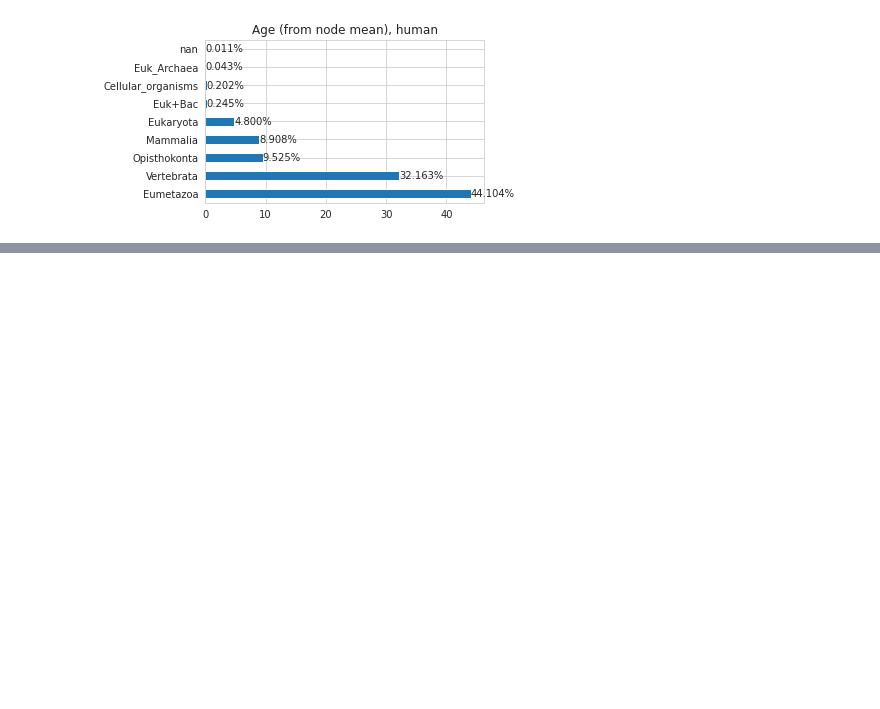
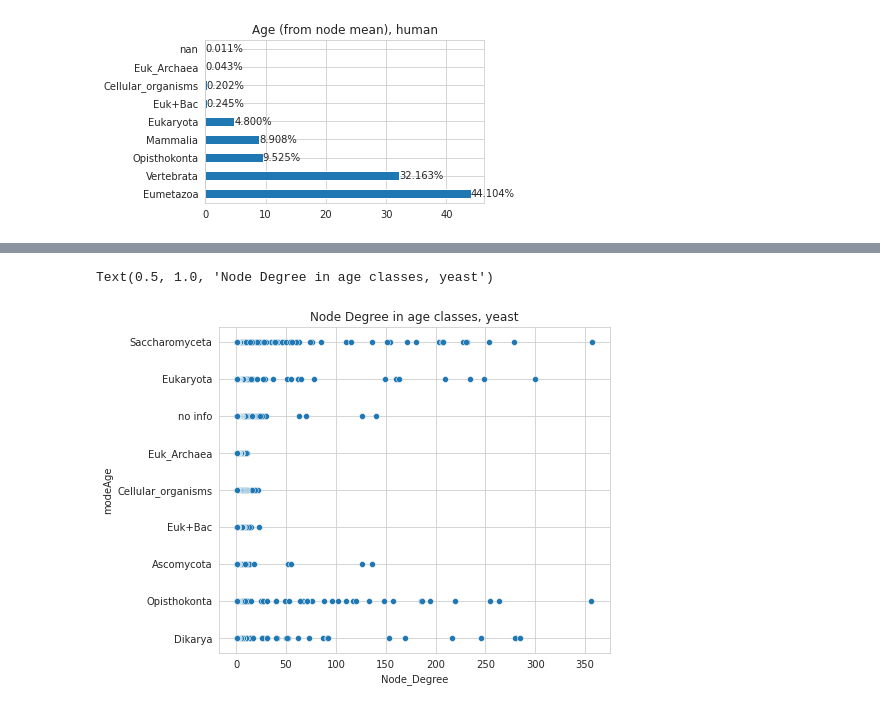
Before and after one commit to Freddsle/age_patterns, a Jupyter notebook: code/02_age_gene_classes.ipynb, the cells around one changed output, grey strips where cells are left out. Saved outputs shown, nothing was run; the diff lists cells and outputs as text; code cells hidden in the pictures; blank space fills up the shorter version.

```diff
--- a/code/02_age_gene_classes.ipynb
+++ b/code/02_age_gene_classes.ipynb
@@ -1715,0 +1759,6 @@ plt.close()
+# %%
+sns.scatterplot(y="modeAge", x="Node_Degree", data=yeast_ndegree)
+plt.title('Node Degree in age classes, yeast')
+# %% [output]
+Text(0.5, 1.0, 'Node Degree in age classes, yeast')
+[figure, added]
```
Also changed, not shown: parts of 74 cells of this notebook, 1 other file.
